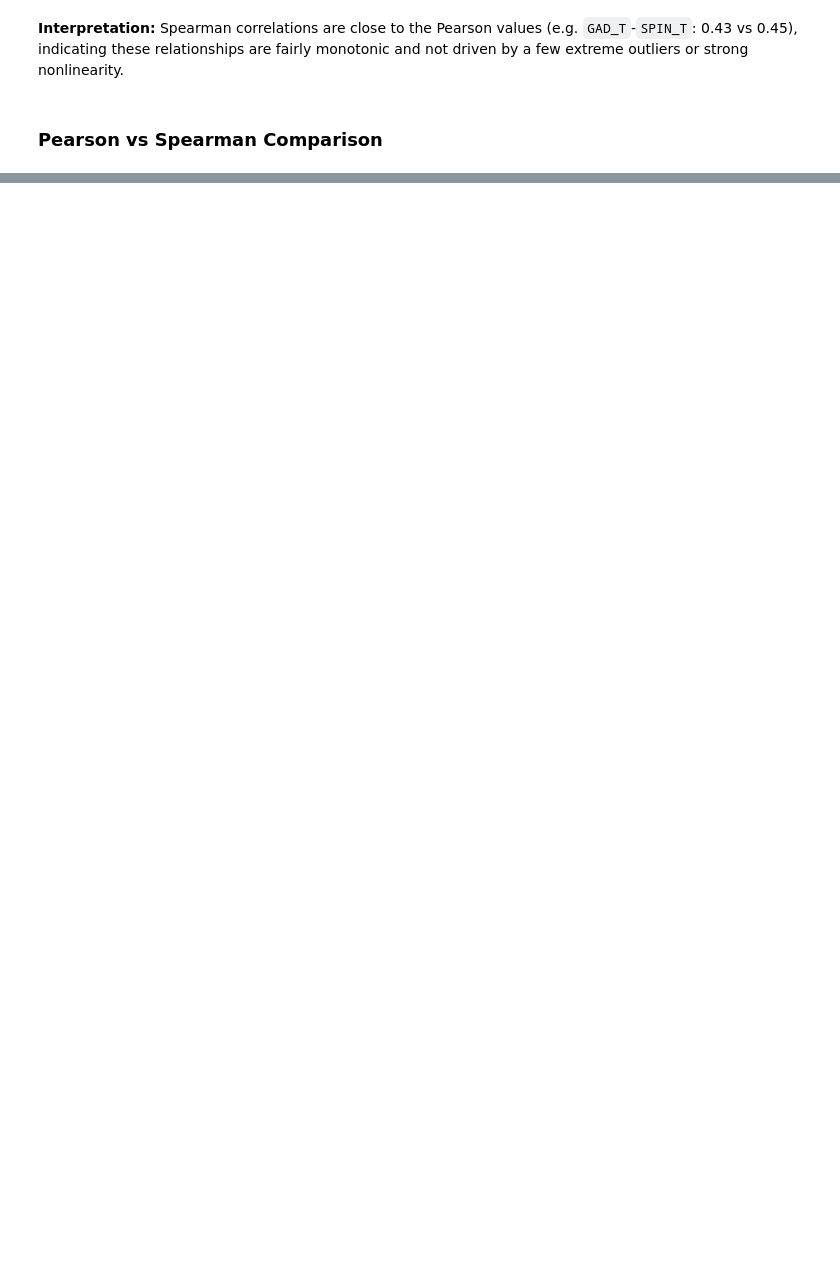
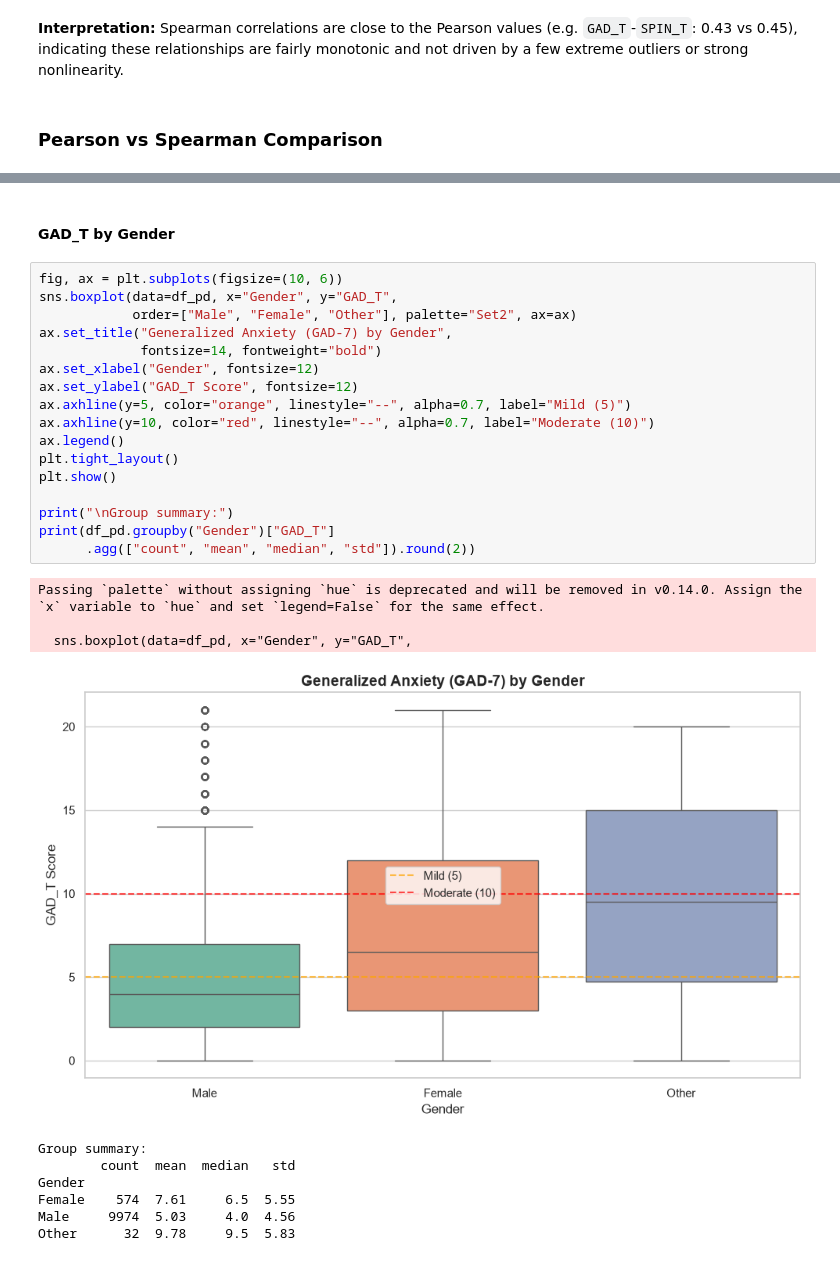
Before and after one commit to JeanLucGaffud/Statistical-Modeling-and-Simulation-Project, a Jupyter notebook: main4.ipynb, the cells around one changed output, grey strips where cells are left out. Cells and saved outputs as stored; diff of their text form; blank space fills up the shorter version.

```diff
--- a/main4.ipynb
+++ b/main4.ipynb
@@ -599,0 +591,30 @@ SWL_T  Hours  -0.129606 -0.116518
+# %% [markdown]
+#### GAD_T by Gender
+# %%
+fig, ax = plt.subplots(figsize=(10, 6))
+sns.boxplot(data=df_pd, x="Gender", y="GAD_T",
+            order=["Male", "Female", "Other"], palette="Set2", ax=ax)
+ax.set_title("Generalized Anxiety (GAD-7) by Gender",
+             fontsize=14, fontweight="bold")
+ax.set_xlabel("Gender", fontsize=12)
+ax.set_ylabel("GAD_T Score", fontsize=12)
+ax.axhline(y=5, color="orange", linestyle="--", alpha=0.7, label="Mild (5)")
+ax.axhline(y=10, color="red", linestyle="--", alpha=0.7, label="Moderate (10)")
+ax.legend()
+plt.tight_layout()
+plt.show()
+
+print("\nGroup summary:")
+print(df_pd.groupby("Gender")["GAD_T"]
+      .agg(["count", "mean", "median", "std"]).round(2))
+# %% [output]
+Passing `palette` without assigning `hue` is deprecated and will be removed in v0.14.0. Assign the `x` variable to `hue` and set `legend=False` for the same effect.
+
+  sns.boxplot(data=df_pd, x="Gender", y="GAD_T",
+[figure, added]
+Group summary:
+        count  mean  median   std
+Gender
+Female    574  7.61     6.5  5.55
+Male     9974  5.03     4.0  4.56
+Other      32  9.78     9.5  5.83
```
Also changed, not shown: parts of 36 cells of this notebook.
